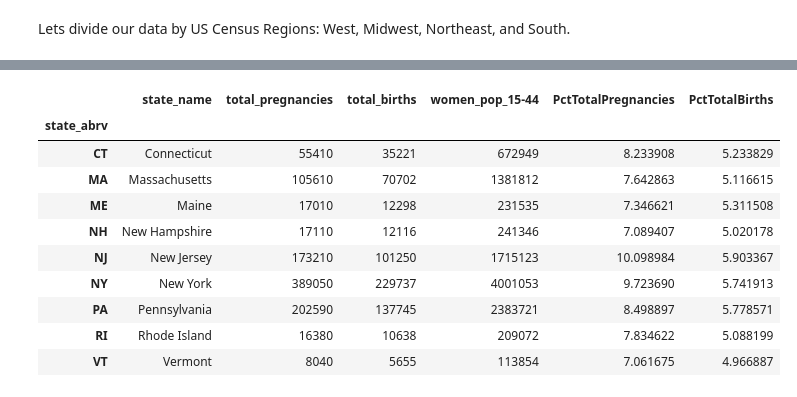
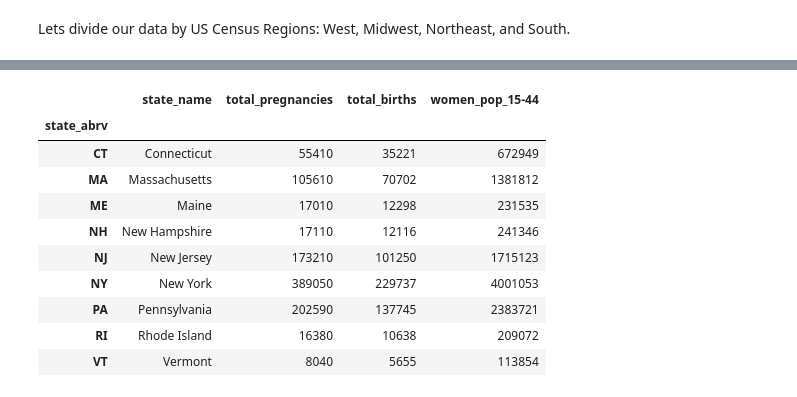
Before and after one commit to HaleyHynes/Pregnancy_US_Population_Data_Project, a Jupyter notebook: pregnancy_project.ipynb, the cells around one changed output, grey strips where cells are left out. Saved outputs shown, nothing was run; the diff lists cells and outputs as text; code cells hidden in the pictures.

```diff
--- a/pregnancy_project.ipynb
+++ b/pregnancy_project.ipynb
@@ -136,8 +136,8 @@ df_2017.head()
 | 4 | No. of pregnancies ending in birth | 471658 | CA | California | 710510 |
 # %%
 # 8. Dropping the 'measure_name' column
-df_2017.drop(columns='measure_name', inplace=True)
-df_2017.head()
+df_us_2017.drop(columns='measure_name', inplace=True)
+df_us_2017.head()
 # %% [output]
 |  | total_births | state_abrv | state_name | total_pregnancies |
 | 0 | 10445 | AK | Alaska | 14090 |
@@ -256,9 +256,9 @@ df_col2.head()
 | 3 | 1345764 |
 | 4 | 8104632 |
 # %%
-# 7. Adding the column to df_2017.
-df_2017['women_pop_15-44'] = df_col2['women_pop_15-44'].copy()
-df_2017.head()
+# 7. Adding the column to df_us_2017.
+df_us_2017['women_pop_15-44'] = df_col2['women_pop_15-44'].copy()
+df_us_2017.head()
 # %% [output]
 |  | total_births | state_abrv | state_name | total_pregnancies | women_pop_15-44 |
 | 0 | 10445 | AK | Alaska | 14090 | 146072 |
@@ -268,8 +268,8 @@ df_2017.head()
 | 4 | 471658 | CA | California | 710510 | 8104632 |
 # %%
 # 8. Setting index to state abreviations.
-df_2017.set_index(['state_abrv'], inplace=True)
-df_2017.head()
+df_us_2017.set_index(['state_abrv'], inplace=True)
+df_us_2017.head()
 # %% [output]
 |  | total_births | state_name | total_pregnancies | women_pop_15-44 |
 | state_abrv |  |  |  |  |
@@ -280,8 +280,8 @@ df_2017.head()
 | CA | 471658 | California | 710510 | 8104632 |
 # %%
 # 9. Moving columns.
-df_2017 = df_2017[['state_name', 'total_pregnancies', 'total_births', 'women_pop_15-44']]
-df_2017.head()
+df_us_2017 = df_us_2017[['state_name', 'total_pregnancies', 'total_births', 'women_pop_15-44']]
+df_us_2017.head()
 # %% [output]
 |  | state_name | total_pregnancies | total_births | women_pop_15-44 |
 | state_abrv |  |  |  |  |
@@ -385,16 +334,16 @@ df_midwest
 # %%
-# Creating df_northeast
-df_northeast = df_2017.loc(axis=0)['CT', 'MA', 'ME', 'NH', 'NJ', 'NY', 'PA', 'RI', 'VT']
-df_northeast
+# Creating df_northeast_2017
+df_northeast_2017 = df_us_2017.loc(axis=0)['CT', 'MA', 'ME', 'NH', 'NJ', 'NY', 'PA', 'RI', 'VT']
+df_northeast_2017
 # %% [output]
-|  | state_name | total_pregnancies | total_births | women_pop_15-44 | PctTotalPregnancies | PctTotalBirths |
-| state_abrv |  |  |  |  |  |  |
-| CT | Connecticut | 55410 | 35221 | 672949 | 8.233908 | 5.233829 |
-| MA | Massachusetts | 105610 | 70702 | 1381812 | 7.642863 | 5.116615 |
-| ME | Maine | 17010 | 12298 | 231535 | 7.346621 | 5.311508 |
-| NH | New Hampshire | 17110 | 12116 | 241346 | 7.089407 | 5.020178 |
-| NJ | New Jersey | 173210 | 101250 | 1715123 | 10.098984 | 5.903367 |
-| NY | New York | 389050 | 229737 | 4001053 | 9.723690 | 5.741913 |
-| PA | Pennsylvania | 202590 | 137745 | 2383721 | 8.498897 | 5.778571 |
-| RI | Rhode Island | 16380 | 10638 | 209072 | 7.834622 | 5.088199 |
-| VT | Vermont | 8040 | 5655 | 113854 | 7.061675 | 4.966887 |
+|  | state_name | total_pregnancies | total_births | women_pop_15-44 |
+| state_abrv |  |  |  |  |
+| CT | Connecticut | 55410 | 35221 | 672949 |
+| MA | Massachusetts | 105610 | 70702 | 1381812 |
+| ME | Maine | 17010 | 12298 | 231535 |
+| NH | New Hampshire | 17110 | 12116 | 241346 |
+| NJ | New Jersey | 173210 | 101250 | 1715123 |
+| NY | New York | 389050 | 229737 | 4001053 |
+| PA | Pennsylvania | 202590 | 137745 | 2383721 |
+| RI | Rhode Island | 16380 | 10638 | 209072 |
+| VT | Vermont | 8040 | 5655 | 113854 |
```
Also changed, not shown: parts of 42 cells of this notebook, 1 other file.
